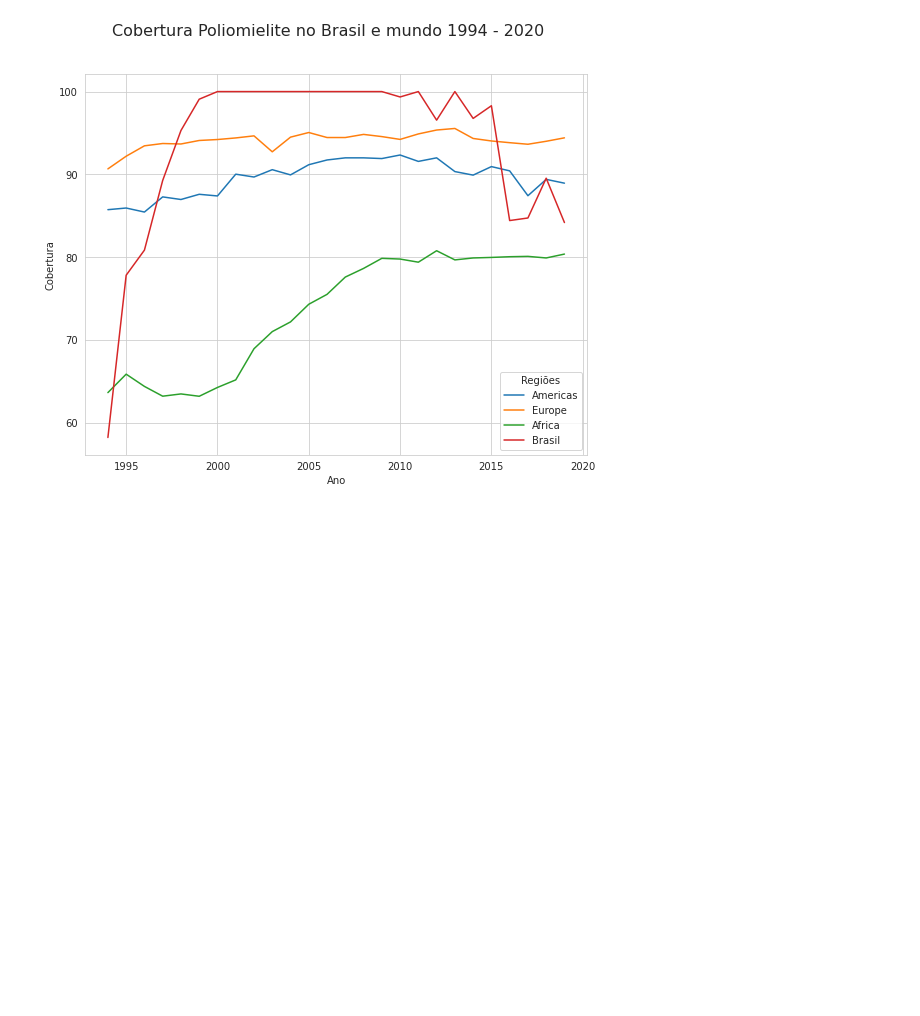
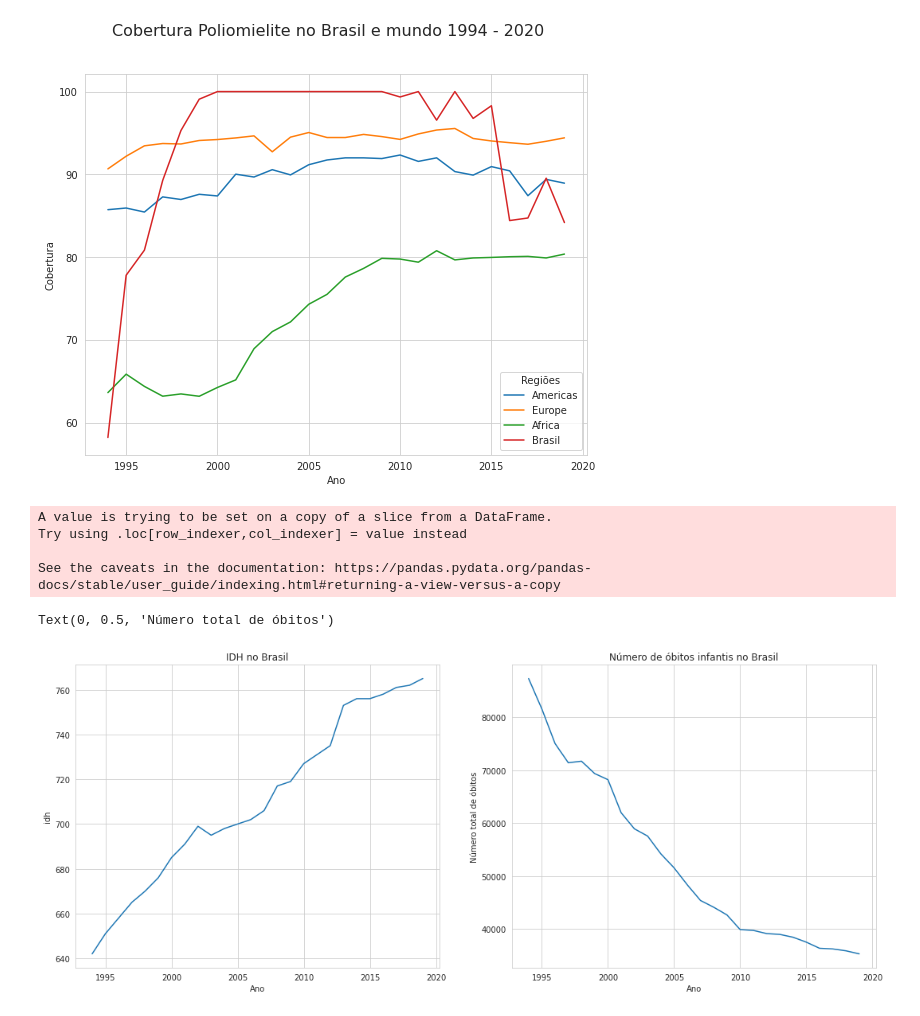
Before and after one commit to JeanKusanagi/E1--Vaccine-immunology, a Jupyter notebook: notebooks/E2_vaccine_immunology.ipynb, the cells around one changed output. Cells and saved outputs as stored; diff of their text form; code cells hidden in the pictures; blank space fills up the shorter version.

```diff
--- a/notebooks/E2_vaccine_immunology.ipynb
+++ b/notebooks/E2_vaccine_immunology.ipynb
@@ -674,3 +677,32 @@ See the caveats in the documentation: https://pandas.pydata.org/pandas-docs/stab
   This is separate from the ipykernel package so we can avoid doing imports until
 Text(0.5, 0.98, 'Cobertura Poliomielite no Brasil e mundo 1994 - 2020')
 [figure]
+# %%
+df = brasil_indices[['Ano','ed_ind','idh','obitos_infantis','exp_vida_anos','polio']]
+df['polio'] = df['polio'].where(df['polio'] <= maxVal, maxVal)
+
+sns.set_style(style='whitegrid')
+
+# Set up the matplotlib figure
+f, axs = plt.subplots(nrows=1,ncols=2,figsize=(18, 7))
+
+df1 = df[['Ano','idh']]
+sns.lineplot(x="Ano", y='idh', data=df1, ax=axs[0])
+
+df2 = df[['Ano','obitos_infantis']]
+sns.lineplot(x="Ano", y='obitos_infantis', data=df2, ax=axs[1])
+
+
+axs[0].set_title('IDH no Brasil')
+axs[1].set_ylabel('IDH')
+axs[1].set_title('Número de óbitos infantis no Brasil')
+axs[1].set_ylabel('Número total de óbitos')
+
+#f.suptitle('Índices', fontsize=16)
+# %% [output]
+A value is trying to be set on a copy of a slice from a DataFrame.
+Try using .loc[row_indexer,col_indexer] = value instead
+
+See the caveats in the documentation: https://pandas.pydata.org/pandas-docs/stable/user_guide/indexing.html#returning-a-view-versus-a-copy
+Text(0, 0.5, 'Número total de óbitos')
+[figure, added]
```
Also changed, not shown: parts of 6 cells of this notebook.
